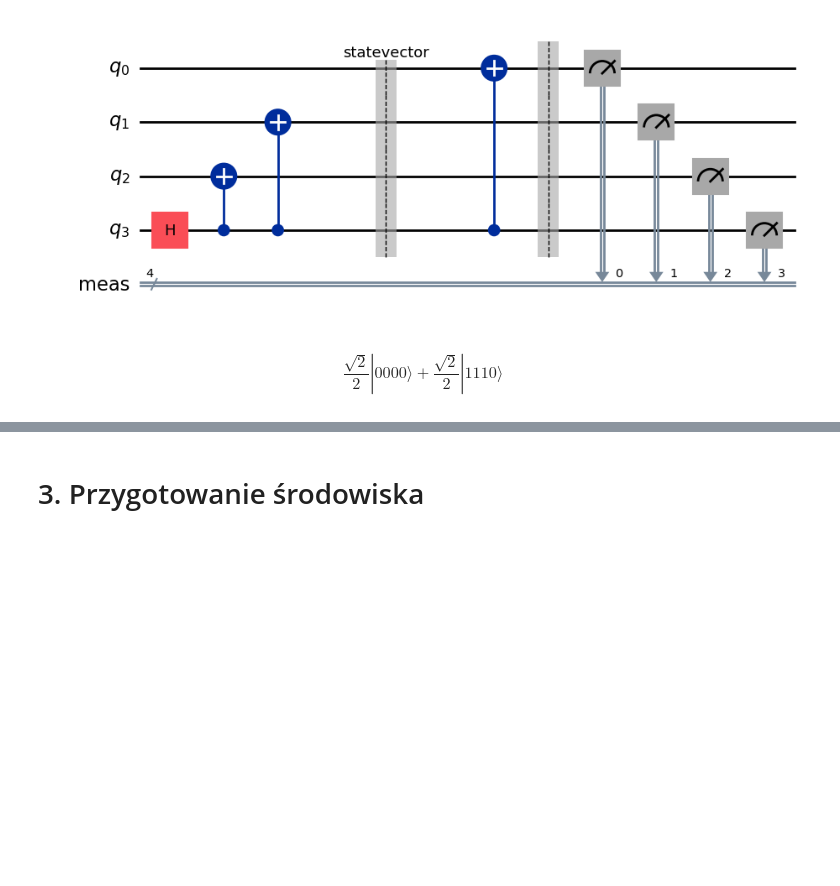
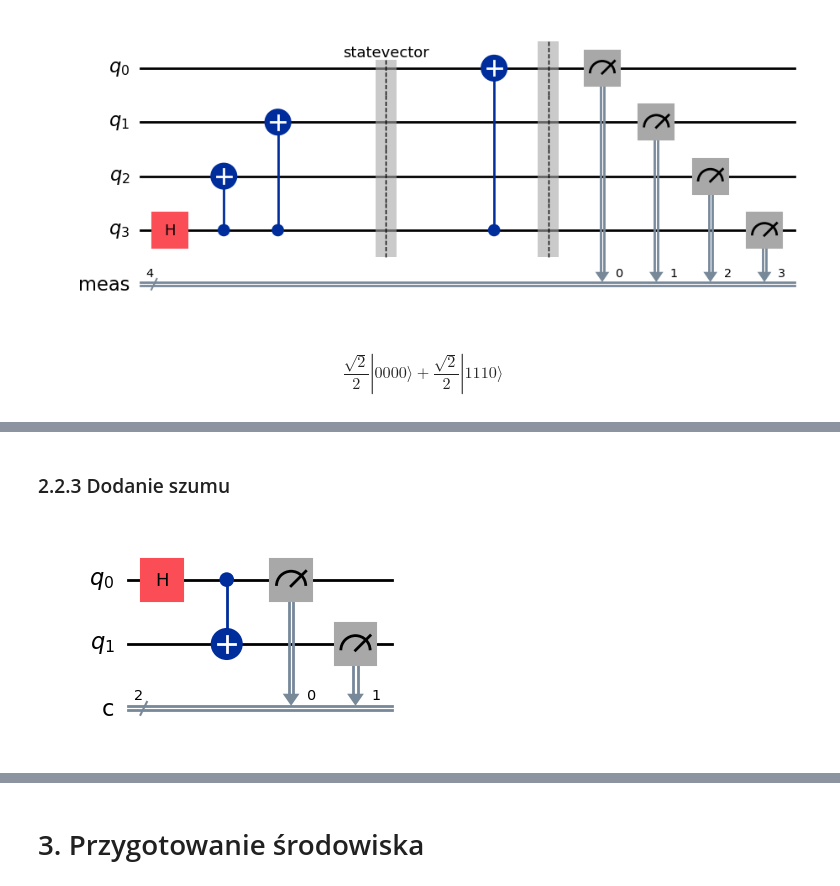
Before and after one commit to bojaruniec/ksi_dokt, a Jupyter notebook: deutsch_jozsa_opis.ipynb, the cells around one changed output, grey strips where cells are left out. Cells and saved outputs as stored; diff of their text form; code cells hidden in the pictures; blank space fills up the shorter version.

```diff
--- a/deutsch_jozsa_opis.ipynb
+++ b/deutsch_jozsa_opis.ipynb
@@ -353,0 +461,10 @@ $$\frac{\sqrt{2}}{2} |0000\rangle+\frac{\sqrt{2}}{2} |1110\rangle$$
+# %% [markdown]
+### 2.2.3 Dodanie szumu
+# %%
+qc = QuantumCircuit(2,2)
+qc.h(0)
+qc.cx(0,1)
+qc.measure([0,1],[0,1])
+qc.draw('mpl')
+# %% [output]
+[figure, added]
```
Also changed, not shown: parts of 18 cells of this notebook.
